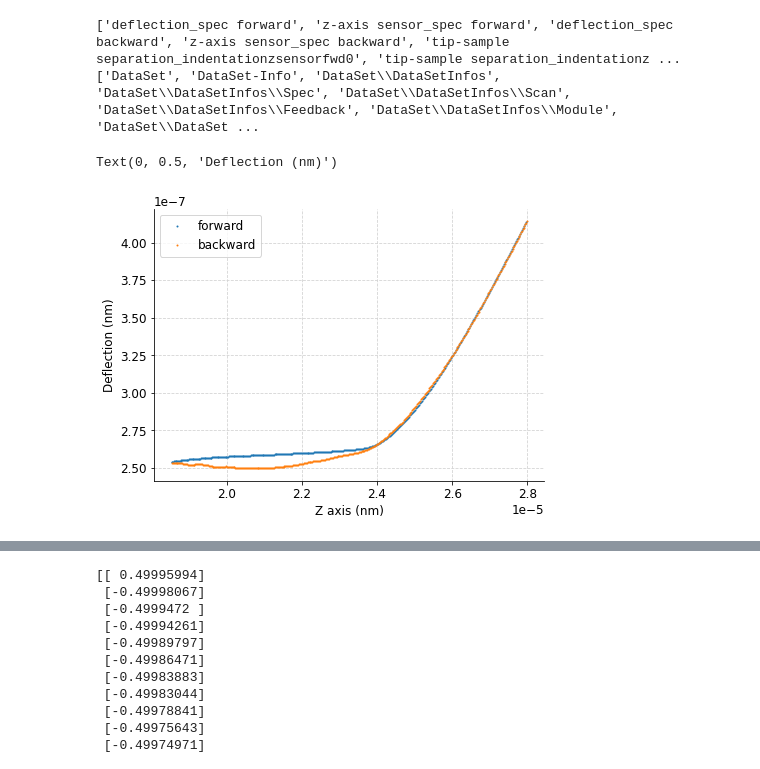
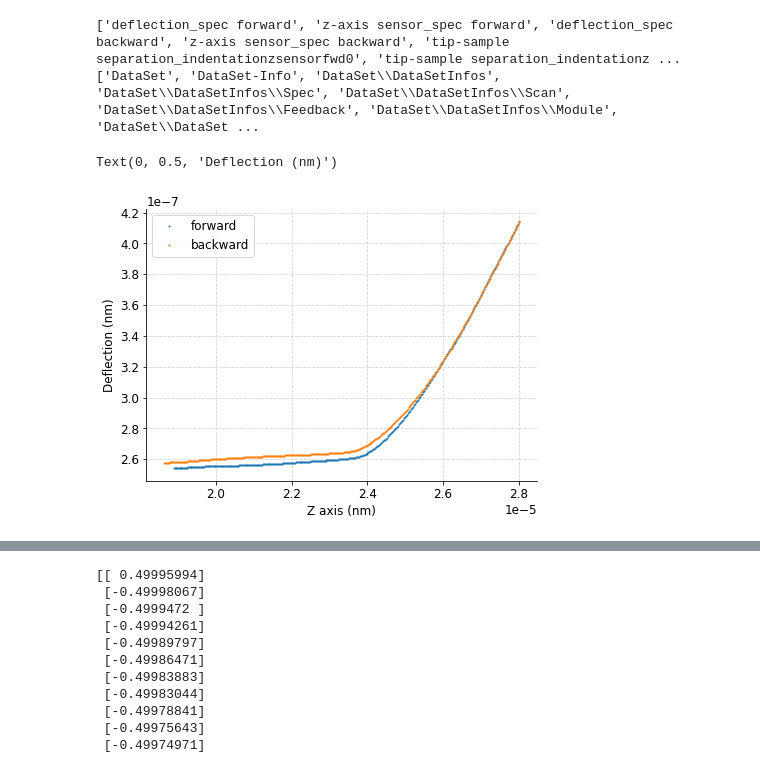
Before and after one commit to sungwoo306/Hydrogel, a Jupyter notebook: notebooks/20230106/highly entangled hydrogel(C=1.0).ipynb, the cells around one changed output, grey strips where cells are left out. Saved outputs shown, nothing was run; the diff lists cells and outputs as text; code cells hidden in the pictures.

Commit message:
data processing

```diff
--- a/notebooks/20230106/highly entangled hydrogel(C=1.0).ipynb
+++ b/notebooks/20230106/highly entangled hydrogel(C=1.0).ipynb
@@ -95,37 +95,37 @@ def read_nid(filepath: str | Path):
 
 
 #%%
-file = "./Image00804.nid"
+file = "../../data/afm/20230106/highly entangled hydrogel(C=1.0)/Image00801.nid"
 config, data = read_nid(file)
 print(list(data.keys()))
 print(list(config.sections()))
 #%%
 import matplotlib
 import matplotlib.pyplot as plt
 
 matplotlib.rc("font", size=12)
 matplotlib.rc("axes", grid=True)
 matplotlib.rc("axes.spines", top=False, right=False)
 matplotlib.rc("grid", linestyle="--", color="lightgray")
 
 
 fig, ax = plt.subplots(1, 1, figsize=(7, 5), sharex=True)
 for mode in ("forward", "backward"):
     ax.plot(
         data[f"z-axis sensor_spec {mode}"],
         data[f"deflection_spec {mode}"],
         ".",
         markersize=2,
         label=mode,
     )
 ax.legend()
 ax.set_xlabel("Z axis (nm)")
 ax.set_ylabel("Deflection (nm)")
 # %% [output]
 ['deflection_spec forward', 'z-axis sensor_spec forward', 'deflection_spec backward', 'z-axis sensor_spec backward', 'tip-sample separation_indentationzsensorfwd0', 'tip-sample separation_indentationz ...
 ['DataSet', 'DataSet-Info', 'DataSet\\DataSetInfos', 'DataSet\\DataSetInfos\\Spec', 'DataSet\\DataSetInfos\\Scan', 'DataSet\\DataSetInfos\\Feedback', 'DataSet\\DataSetInfos\\Module', 'DataSet\\DataSet ...
 Text(0, 0.5, 'Deflection (nm)')
-[figure, old version]
+[figure, new version]
 # %%
 # Hertzian Curve Fitting
 import numpy as np
```
Also changed, not shown: parts of 8 cells of this notebook, 3 other files.
